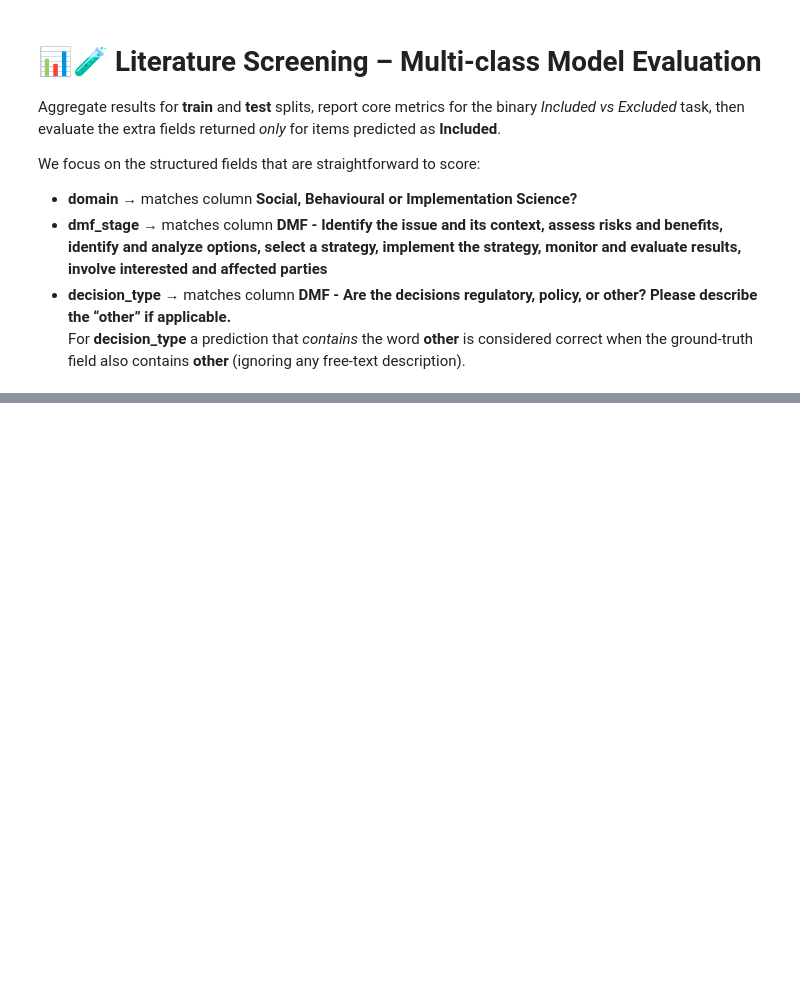
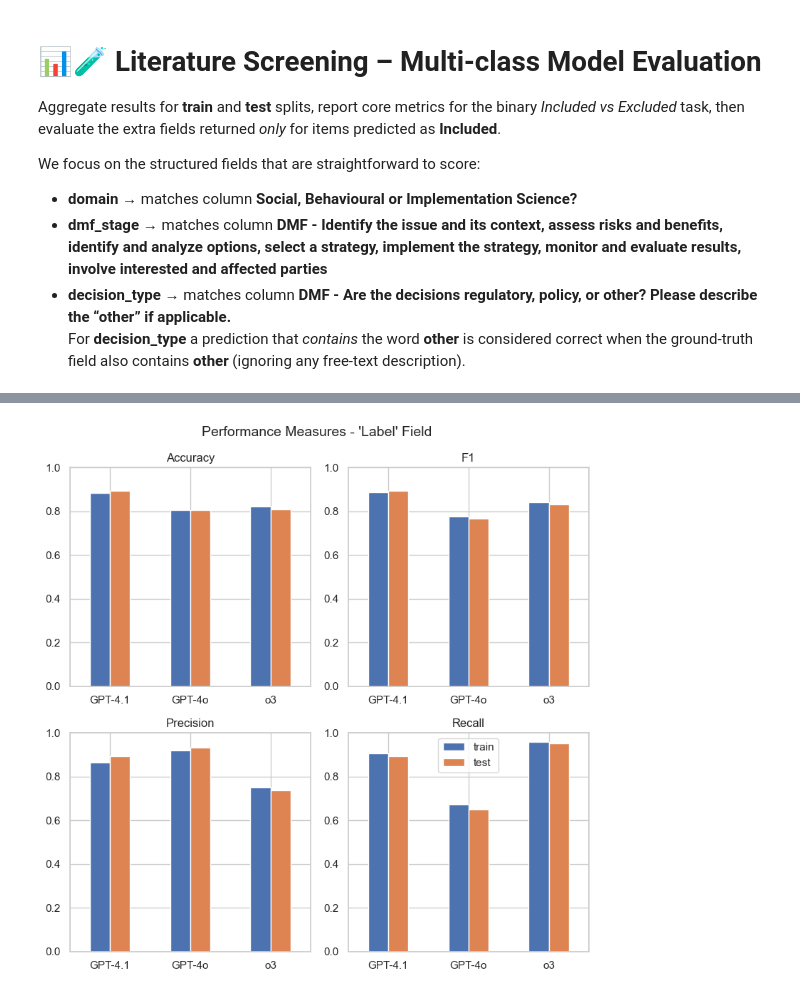
Before and after one commit to hc-sc-ocdo-bdpd/padAIwan, a Jupyter notebook: all_class_files/evaluate_models.ipynb, the cells around one changed output, grey strips where cells are left out. Saved outputs shown, nothing was run; the diff lists cells and outputs as text; code cells hidden in the pictures; blank space fills up the shorter version.

```diff
--- a/all_class_files/evaluate_models.ipynb
+++ b/all_class_files/evaluate_models.ipynb
@@ -287,3 +383,37 @@ for split in ("train", "test"):
+# %%
+# ╔═════════════════════════════════════════════════════════════════════════════╗
+# ║ Cell 5.5 – Create figure for report - Performance measures - 'Label' field  ║
+# ╚═════════════════════════════════════════════════════════════════════════════╝
+
+if not isinstance(metrics_cls_df.index, pd.RangeIndex):
+    metrics_cls_df = metrics_cls_df.reset_index()
+fig, axes = plt.subplots(2, 2, figsize=(8, 8))
+axes = axes.flatten()
+i = 0
+for col in ["accuracy", "f1", "precision", "recall"]:
+    metrics_cls_pivot = (
+        metrics_cls_df
+        .pivot(index="model", columns="split", values=col)
+        .reindex(["gpt-4.1", "gpt-4o", "o3"])
+        .reindex(columns=["train", "test"])
+    )
+    axis = axes[i]
+    metrics_cls_pivot.plot(kind="bar", ax=axis, rot=0)
+    axis.set_title(f"{col.capitalize()}")
+    axis.set_xlabel("")
+    axis.set_xticklabels(['GPT-4.1', 'GPT-4o', 'o3'])
+    axis.set_ylim(0, 1)
+    if col == "recall":
+        axis.legend(title="")
+    else:
+        axis.get_legend().set_visible(False)
+    i += 1
+
+fig.suptitle("Performance Measures - 'Label' Field", fontsize=14)
+plt.tight_layout()
+plt.show()
+# %% [output]
+[figure, added]
 # %%
 # ╔════════════════════════════════════════════════╗
 # ║ Cell 6 – Extra-field scoring 🏷️               ║
```
Also changed, not shown: parts of 15 cells of this notebook.
